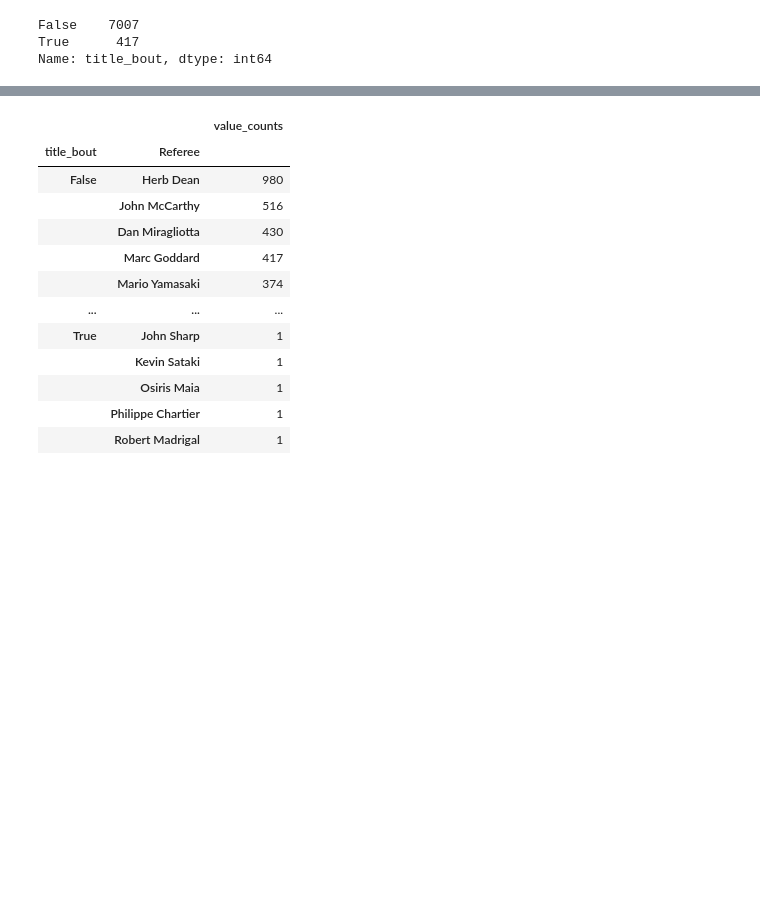
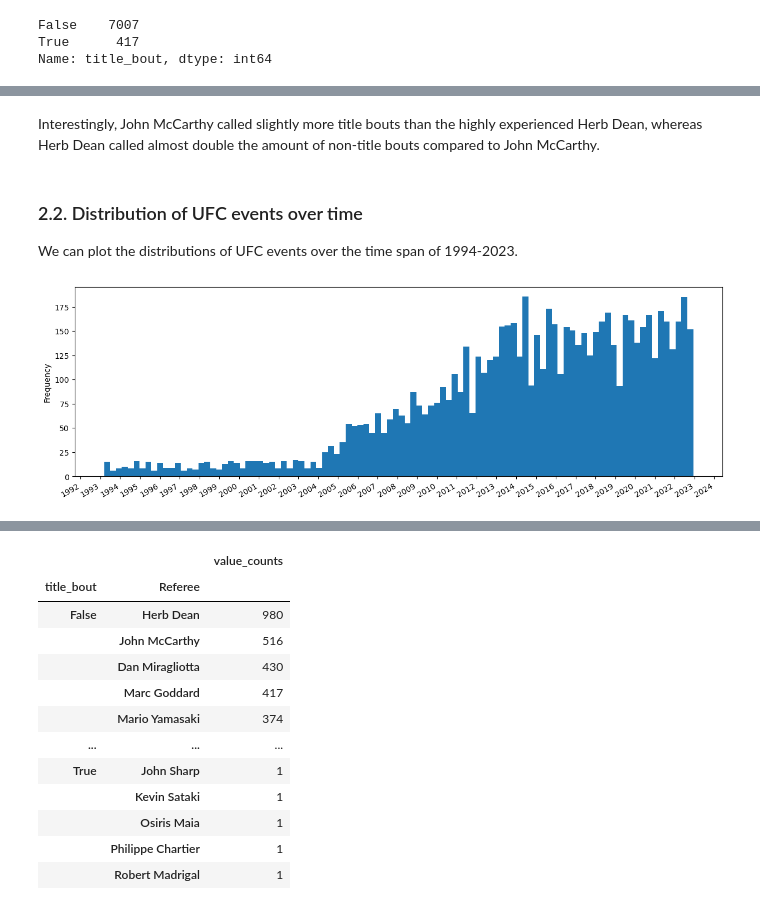
Before and after one commit to Janko-dev/ml_ufc, a Jupyter notebook: notebooks/exploratory_data_analysis.ipynb, the cells around one changed output, grey strips where cells are left out. Cells and saved outputs as stored; diff of their text form; code cells hidden in the pictures; blank space fills up the shorter version.

```diff
--- a/notebooks/exploratory_data_analysis.ipynb
+++ b/notebooks/exploratory_data_analysis.ipynb
@@ -97,0 +136,26 @@ Name: title_bout, dtype: int64
+# %% [markdown]
+Interestingly, John McCarthy called slightly more title bouts than the highly experienced Herb Dean, whereas Herb Dean called almost double the amount of non-title bouts compared to John McCarthy.
+# %% [markdown]
+### 2.2. Distribution of UFC events over time
+
+We can plot the distributions of UFC events over the time span of 1994-2023.
+# %%
+from datetime import datetime
+import matplotlib.dates as mdate
+
+# converted dates to numeric values
+numeric_dates = pd.to_datetime(df['date']).apply(lambda x: x.toordinal())
+ax = numeric_dates.plot(kind='hist', bins=100, figsize=(15, 5))
+
+locator = mdate.YearLocator()
+ax.xaxis.set_major_locator(locator)
+plt.gcf().autofmt_xdate()
+
+# convert numeric back to year to show as the xticks
+x_ticks = ax.get_xticks()
+xlabels = [datetime.fromordinal(int(x)-1).strftime("%Y") for x in x_ticks]
+ax.set_xticklabels(xlabels)
+
+plt.show()
+# %% [output]
+[figure, added]
```
Also changed, not shown: parts of 36 cells of this notebook, 2 other files.
